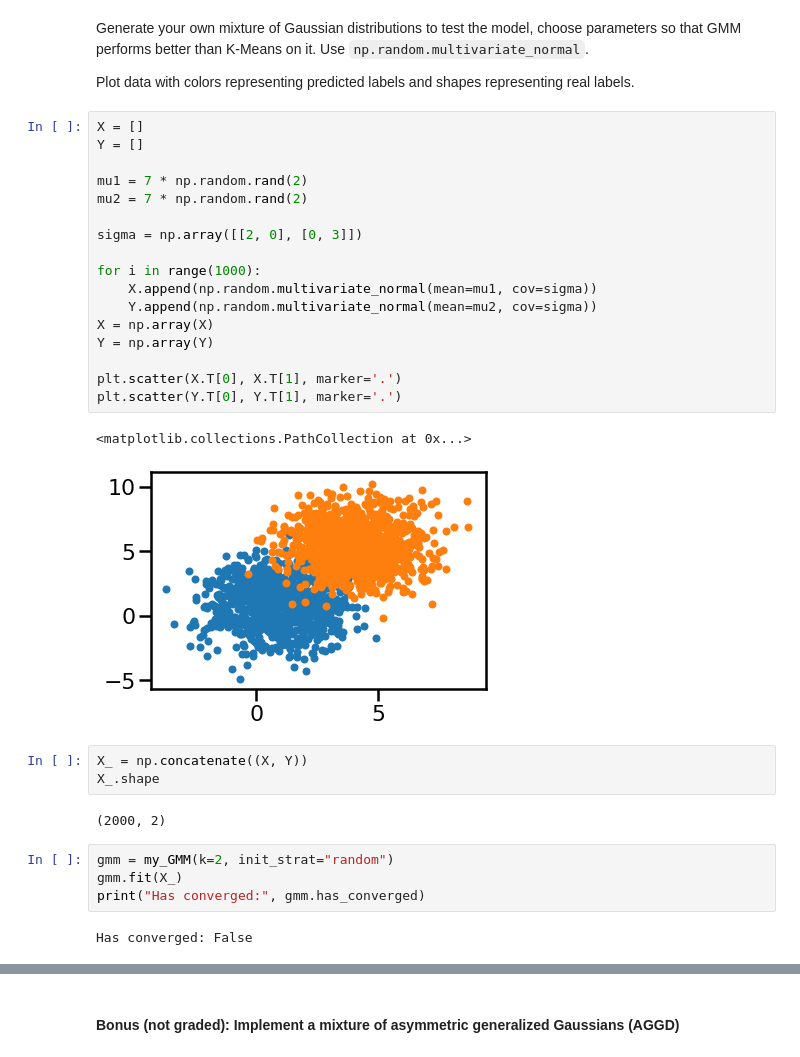
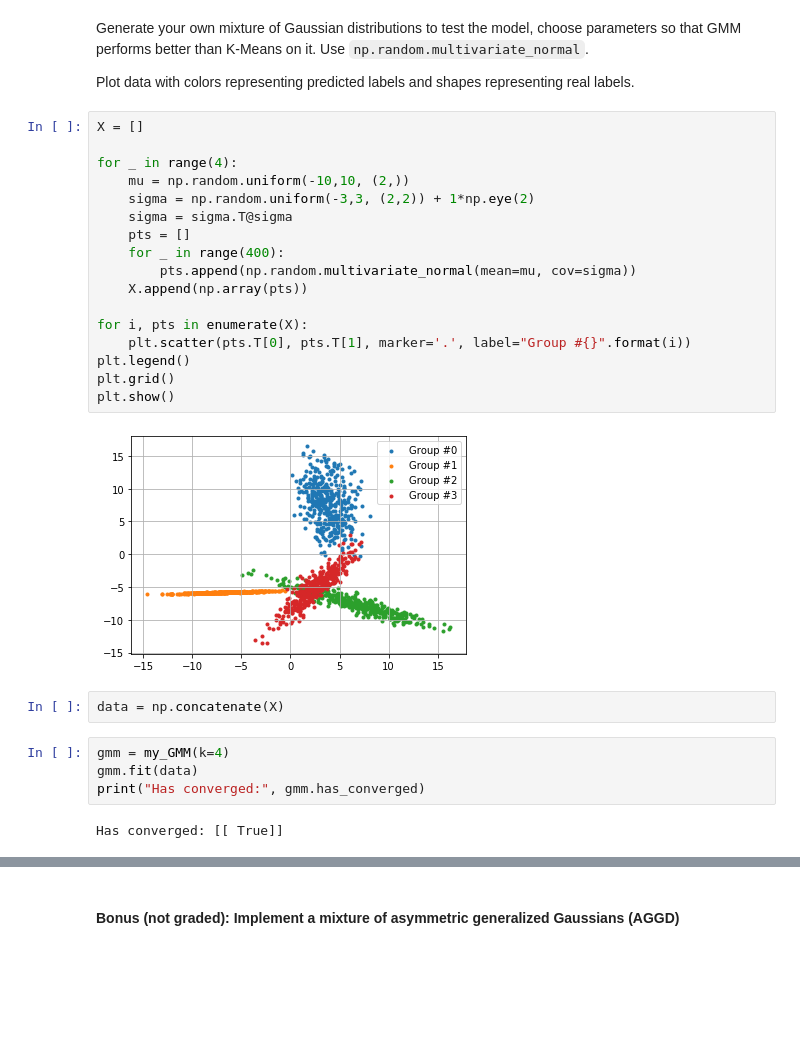
Before and after one commit to EmmanuelJhno/AML-labs, a Jupyter notebook: Cours 5 - TP/L4_Jehanno_Brandeis.ipynb, the cells around one changed output, grey strips where cells are left out. Saved outputs shown, nothing was run; the diff lists cells and outputs as text; blank space fills up the shorter version.

```diff
--- a/Cours 5 - TP/L4_Jehanno_Brandeis.ipynb
+++ b/Cours 5 - TP/L4_Jehanno_Brandeis.ipynb
@@ -365,34 +341,30 @@ class my_GMM():
 Generate your own mixture of Gaussian distributions to test the model, choose parameters so that GMM performs better than K-Means on it. Use `np.random.multivariate_normal`.
 
 Plot data with colors representing predicted labels and shapes representing real labels.
-# %%
-X = []
-Y = []
-
-mu1 = 7 * np.random.rand(2)
-mu2 = 7 * np.random.rand(2)
-
-sigma = np.array([[2, 0], [0, 3]])
-
-for i in range(1000):
-    X.append(np.random.multivariate_normal(mean=mu1, cov=sigma))
-    Y.append(np.random.multivariate_normal(mean=mu2, cov=sigma))
-X = np.array(X)
-Y = np.array(Y)
-
-plt.scatter(X.T[0], X.T[1], marker='.')
-plt.scatter(Y.T[0], Y.T[1], marker='.')
-# %% [output]
-<matplotlib.collections.PathCollection at 0x...>
-[figure, removed]
+# %%
+X = []
+
+for _ in range(4):
+    mu = np.random.uniform(-10,10, (2,))
+    sigma = np.random.uniform(-3,3, (2,2)) + 1*np.eye(2)
+    sigma = sigma.T@sigma
+    pts = []
+    for _ in range(400):
+        pts.append(np.random.multivariate_normal(mean=mu, cov=sigma))
+    X.append(np.array(pts))
+
+for i, pts in enumerate(X):
+    plt.scatter(pts.T[0], pts.T[1], marker='.', label="Group #{}".format(i))
+plt.legend()
+plt.grid()
+plt.show()
+# %% [output]
+[figure, added]
 # %%
-X_ = np.concatenate((X, Y))
-X_.shape
+data = np.concatenate(X)
-# %% [output]
-(2000, 2)
 # %%
-gmm = my_GMM(k=2, init_strat="random")
-gmm.fit(X_)
+gmm = my_GMM(k=4)
+gmm.fit(data)
 print("Has converged:", gmm.has_converged)
 # %% [output]
-Has converged: False
+Has converged: [[ True]]
```
Also changed, not shown: parts of 4 cells of this notebook.
